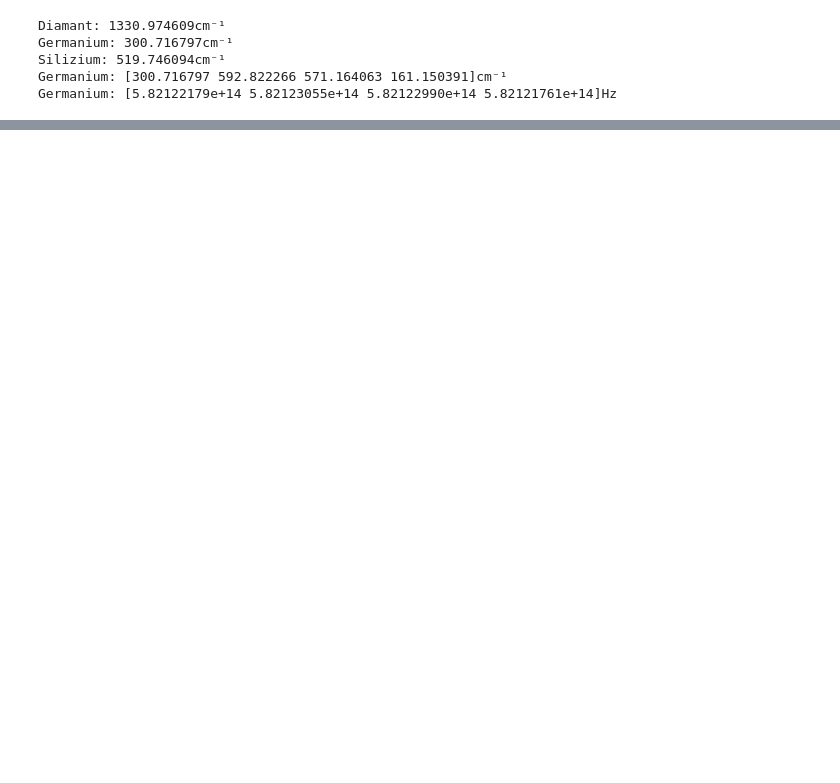
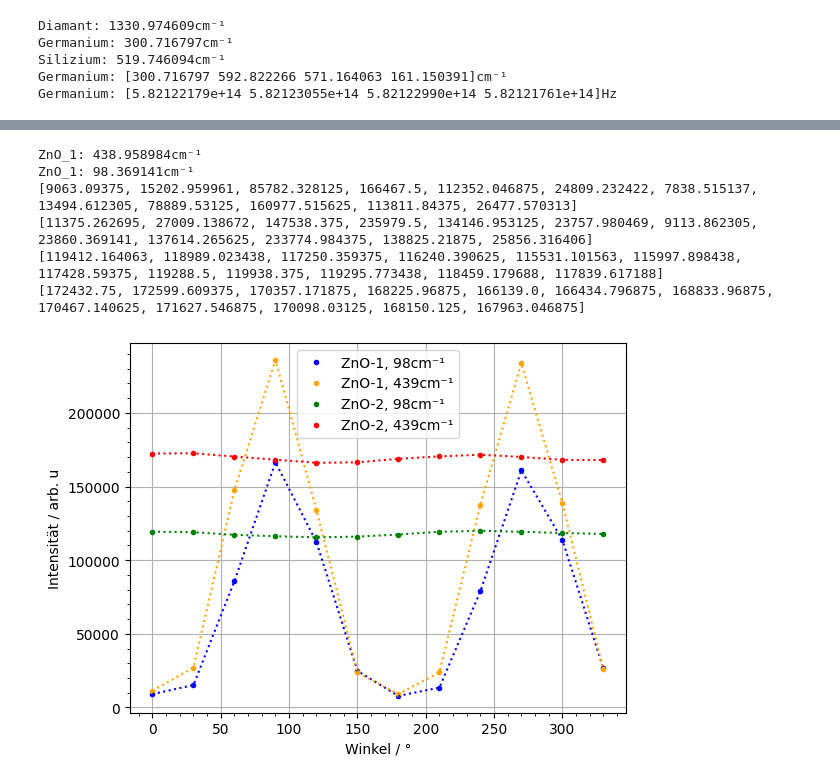
Before and after one commit to Nusssecke/F-Praktikum-Raman, a Jupyter notebook: raman_auswertung.ipynb, the cells around one changed output, grey strips where cells are left out. Drawn from its saved outputs; the diff is of its cells as text; code cells hidden in the pictures; blank space fills up the shorter version.

```diff
--- a/raman_auswertung.ipynb
+++ b/raman_auswertung.ipynb
@@ -238,0 +250,44 @@ plt.show()
+# %%
+# plot the first zno1 raman spectrum with the peaks at 98 and 439
+peaks, _ = scipy.signal.find_peaks(ZnO_1[3][:, 1])
+peaks = peaks[np.argsort(ZnO_1[3][peaks, 1])][::-1]
+print(f"ZnO_1: {ZnO_1[3][peaks[0], 0]}cm⁻¹")
+print(f"ZnO_1: {ZnO_1[3][peaks[1], 0]}cm⁻¹")
+
+# Get the intensity of the peaks at 98 and 439 for ZnO_1
+peak_98_intesities_1 = [data[data[:,0] == 98.369141][0][1] for data in ZnO_1]
+peak_439_intesities_1 = [data[data[:,0] == 438.958984][0][1] for data in ZnO_1]
+print(f"{peak_98_intesities_1}")
+print(f"{peak_439_intesities_1}")
+
+# Get the intensity of the peaks at 98 and 439 for ZnO_2
+peak_98_intesities_2 = [data[data[:,0] == 98.369141][0][1] for data in ZnO_2]
+peak_439_intesities_2 = [data[data[:,0] == 438.958984][0][1] for data in ZnO_2]
+print(f"{peak_98_intesities_2}")
+print(f"{peak_439_intesities_2}")
+
+# Plot the intensity of the peaks at 98 and 439, mark data points and connect with dotted lines
+plt.plot(np.arange(0, 360, 30), peak_98_intesities_1, '.', color='blue', label="ZnO-1, 98cm⁻¹")
+plt.plot(np.arange(0, 360, 30), peak_439_intesities_1, '.', color='orange', label="ZnO-1, 439cm⁻¹")
+plt.plot(np.arange(0, 360, 30), peak_98_intesities_1, ':', color='blue')
+plt.plot(np.arange(0, 360, 30), peak_439_intesities_1, ':', color='orange')
+
+plt.plot(np.arange(0, 360, 30), peak_98_intesities_2, '.', color='green', label="ZnO-2, 98cm⁻¹")
+plt.plot(np.arange(0, 360, 30), peak_439_intesities_2, '.', color='red', label="ZnO-2, 439cm⁻¹")
+plt.plot(np.arange(0, 360, 30), peak_98_intesities_2, ':', color='green')
+plt.plot(np.arange(0, 360, 30), peak_439_intesities_2, ':', color='red')
+
+plt.xlabel("Winkel / °")
+plt.ylabel("Intensität / arb. u")
+plt.minorticks_on()
+plt.grid()
+plt.legend()
+plt.savefig("plots/peak-intensities.png")
+# %% [output]
+ZnO_1: 438.958984cm⁻¹
+ZnO_1: 98.369141cm⁻¹
+[9063.09375, 15202.959961, 85782.328125, 166467.5, 112352.046875, 24809.232422, 7838.515137, 13494.612305, 78889.53125, 160977.515625, 113811.84375, 26477.570313]
+[11375.262695, 27009.138672, 147538.375, 235979.5, 134146.953125, 23757.980469, 9113.862305, 23860.369141, 137614.265625, 233774.984375, 138825.21875, 25856.316406]
+[119412.164063, 118989.023438, 117250.359375, 116240.390625, 115531.101563, 115997.898438, 117428.59375, 119288.5, 119938.375, 119295.773438, 118459.179688, 117839.617188]
+[172432.75, 172599.609375, 170357.171875, 168225.96875, 166139.0, 166434.796875, 168833.96875, 170467.140625, 171627.546875, 170098.03125, 168150.125, 167963.046875]
+[figure, added]
```
Also changed, not shown: parts of 7 cells of this notebook, 9 other files.
